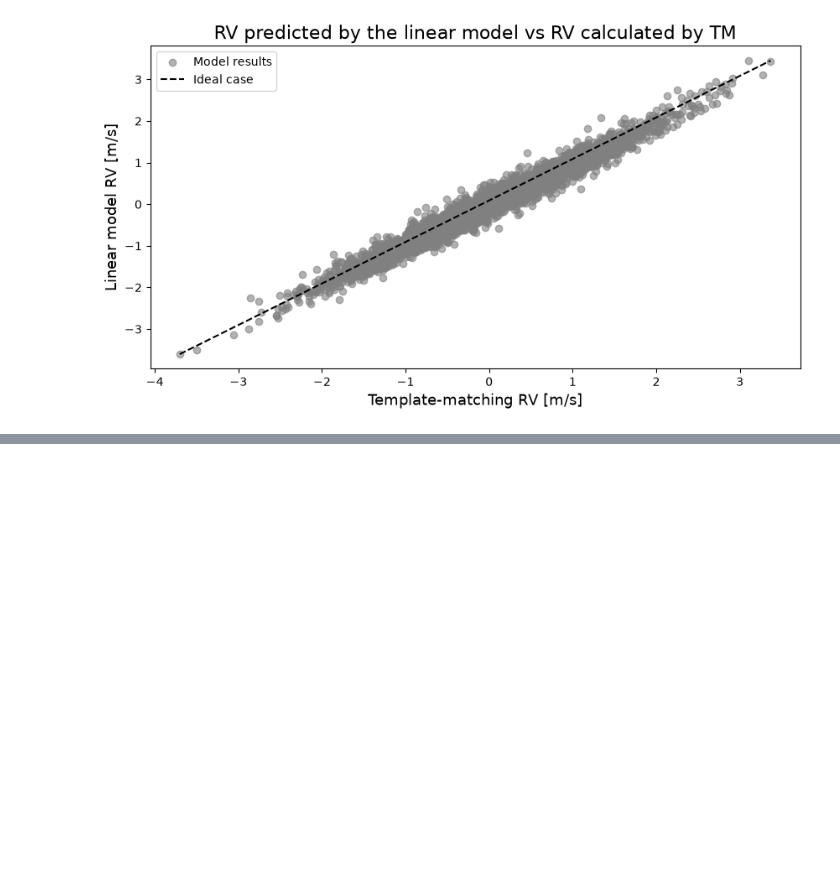
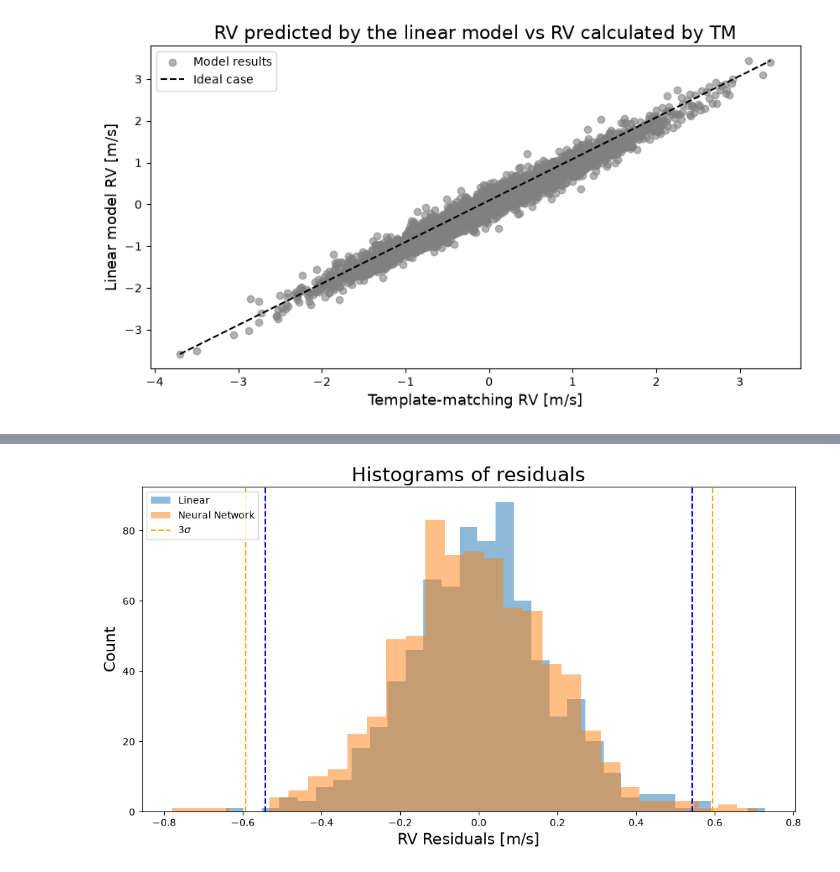
Before and after one commit to Etienne99/LAM_Internship, a Jupyter notebook: scripts_2/neuraln_4.ipynb, the cells around one changed output, grey strips where cells are left out. Drawn from its saved outputs; the diff is of its cells as text; code cells hidden in the pictures; blank space fills up the shorter version.

```diff
--- a/scripts_2/neuraln_4.ipynb
+++ b/scripts_2/neuraln_4.ipynb
@@ -781,0 +807,26 @@ plt.show()
+# %%
+fig, ax = plt.subplots(figsize=(12, 6))
+ax.set_title('Histograms of residuals', size=20)
+
+ax.hist(diff_test_linear, bins=30, alpha=0.5, label='Linear')
+ax.hist(diff_test, bins=30, alpha=0.5, label='Neural Network')
+
+# plot 1 sigma
+#ax.axvline(np.std(diff_test_linear), color='blue')
+#ax.axvline(-np.std(diff_test_linear), color='blue')
+#ax.axvline(std_test, color='orange')
+#ax.axvline(-std_test, color='orange')
+
+# plot 3 sigma
+ax.axvline(3 * np.std(diff_test_linear), color='blue', linestyle='--')
+ax.axvline(-3 * np.std(diff_test_linear), color='blue', linestyle='--')
+ax.axvline(3 * std_test, color='orange', linestyle='--')
+ax.axvline(-3 * std_test, color='orange', linestyle='--', label=r'$3\sigma$')
+
+ax.set_xlabel('RV Residuals [m/s]', size=16)
+ax.set_ylabel('Count', size=16)
+ax.legend()
+
+plt.show()
+# %% [output]
+[figure, added]
```
Also changed, not shown: parts of 19 cells of this notebook.
